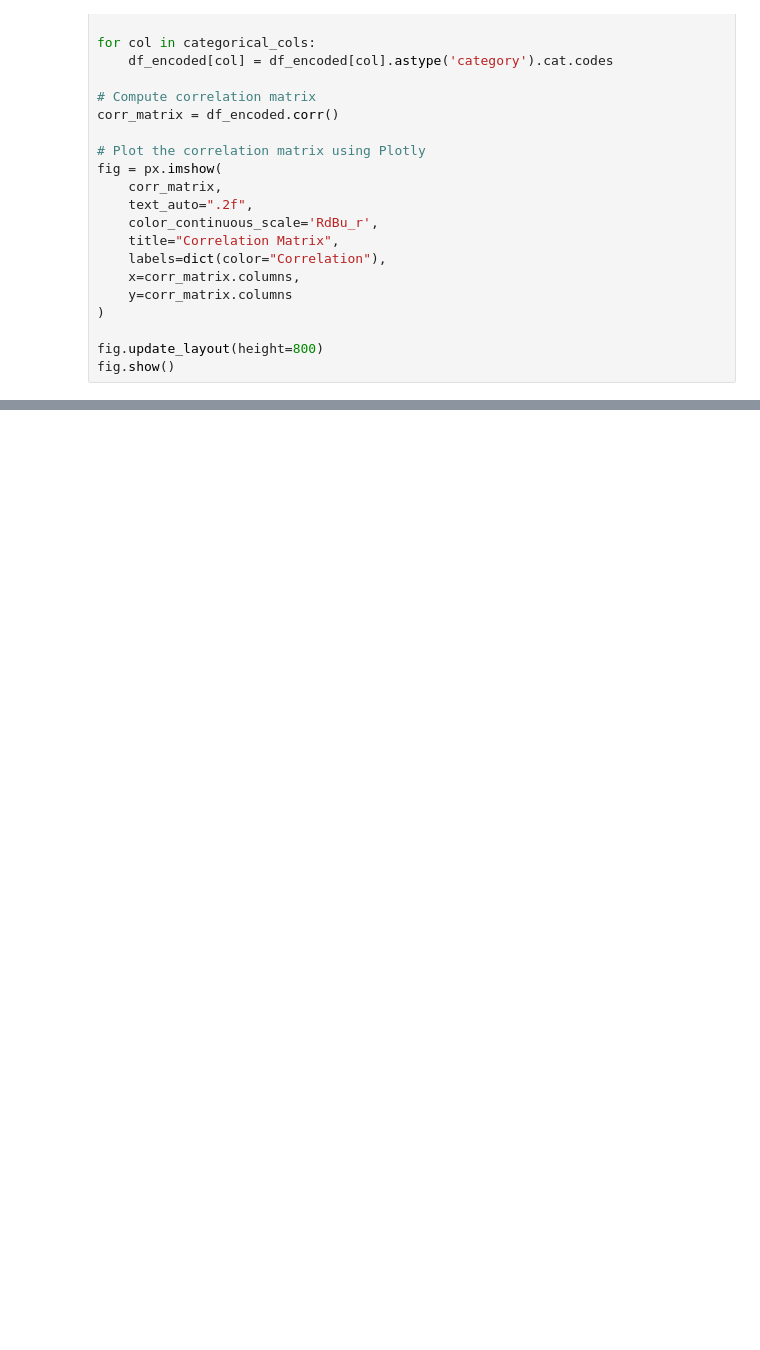
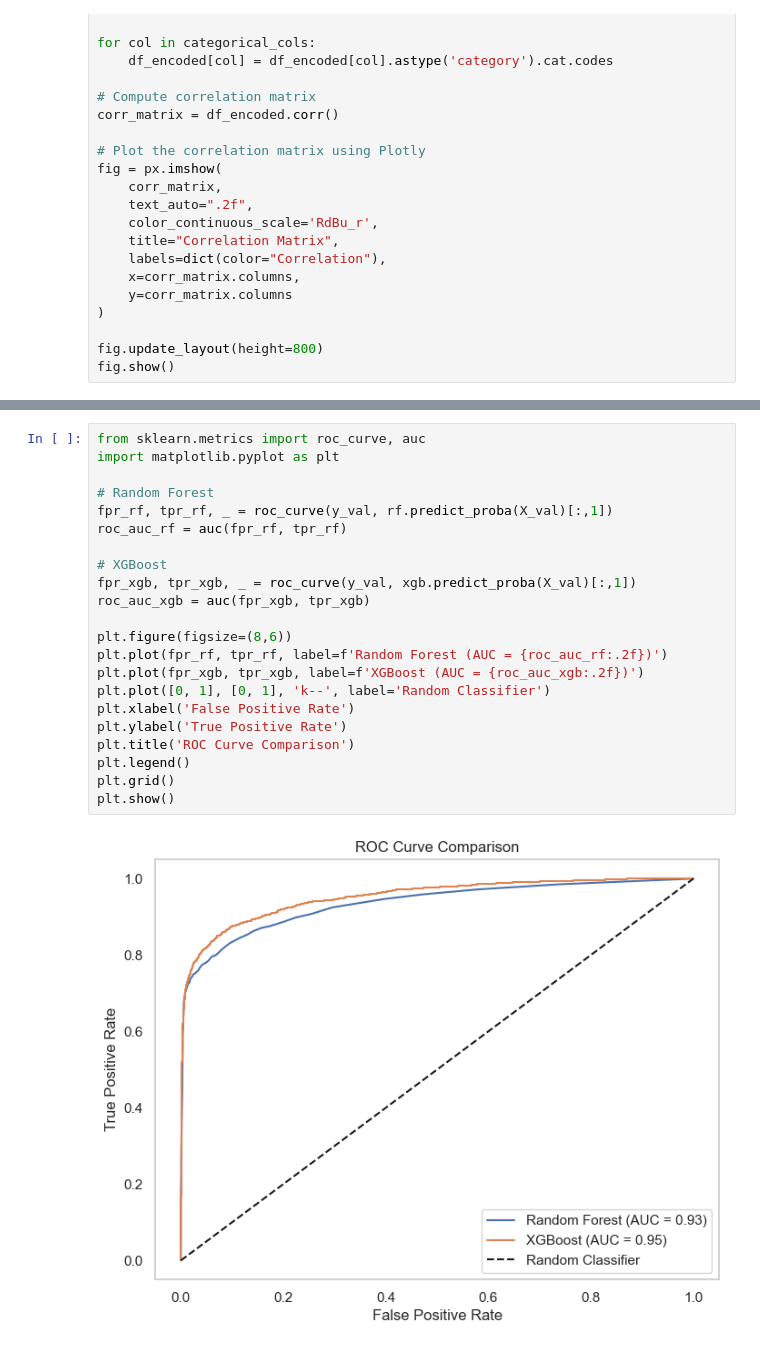
Before and after one commit to ndangi168/Loan-Approval-Predication, a Jupyter notebook: loanApprovalPrediction.ipynb, the cells around one changed output, grey strips where cells are left out. Drawn from its saved outputs; the diff is of its cells as text; blank space fills up the shorter version.

```diff
--- a/loanApprovalPrediction.ipynb
+++ b/loanApprovalPrediction.ipynb
@@ -322,0 +422,24 @@ ModuleNotFoundError: No module named 'xgboost'
+# %%
+from sklearn.metrics import roc_curve, auc
+import matplotlib.pyplot as plt
+
+# Random Forest
+fpr_rf, tpr_rf, _ = roc_curve(y_val, rf.predict_proba(X_val)[:,1])
+roc_auc_rf = auc(fpr_rf, tpr_rf)
+
+# XGBoost
+fpr_xgb, tpr_xgb, _ = roc_curve(y_val, xgb.predict_proba(X_val)[:,1])
+roc_auc_xgb = auc(fpr_xgb, tpr_xgb)
+
+plt.figure(figsize=(8,6))
+plt.plot(fpr_rf, tpr_rf, label=f'Random Forest (AUC = {roc_auc_rf:.2f})')
+plt.plot(fpr_xgb, tpr_xgb, label=f'XGBoost (AUC = {roc_auc_xgb:.2f})')
+plt.plot([0, 1], [0, 1], 'k--', label='Random Classifier')
+plt.xlabel('False Positive Rate')
+plt.ylabel('True Positive Rate')
+plt.title('ROC Curve Comparison')
+plt.legend()
+plt.grid()
+plt.show()
+# %% [output]
+[figure, added]
```
Also changed, not shown: parts of 18 cells of this notebook.
